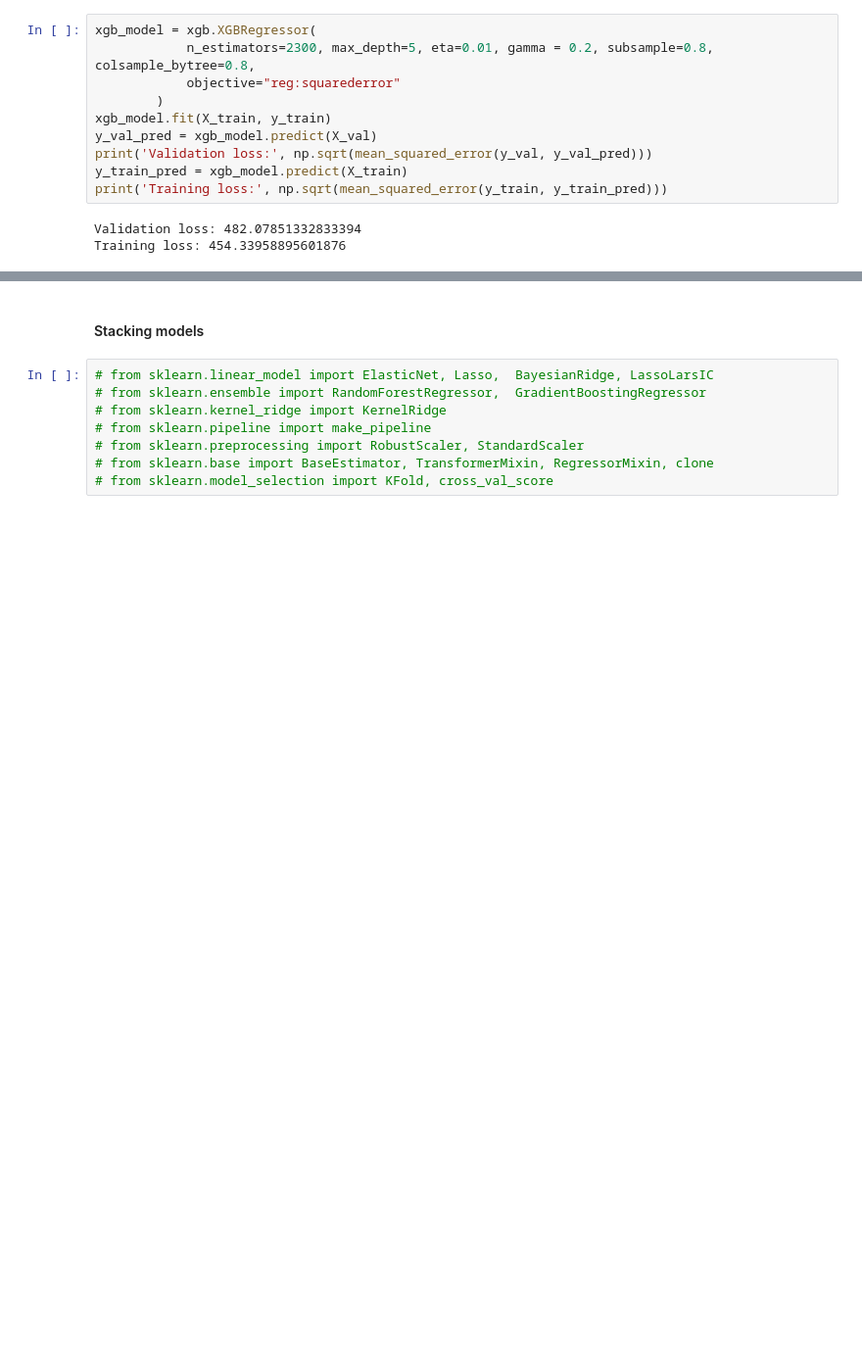
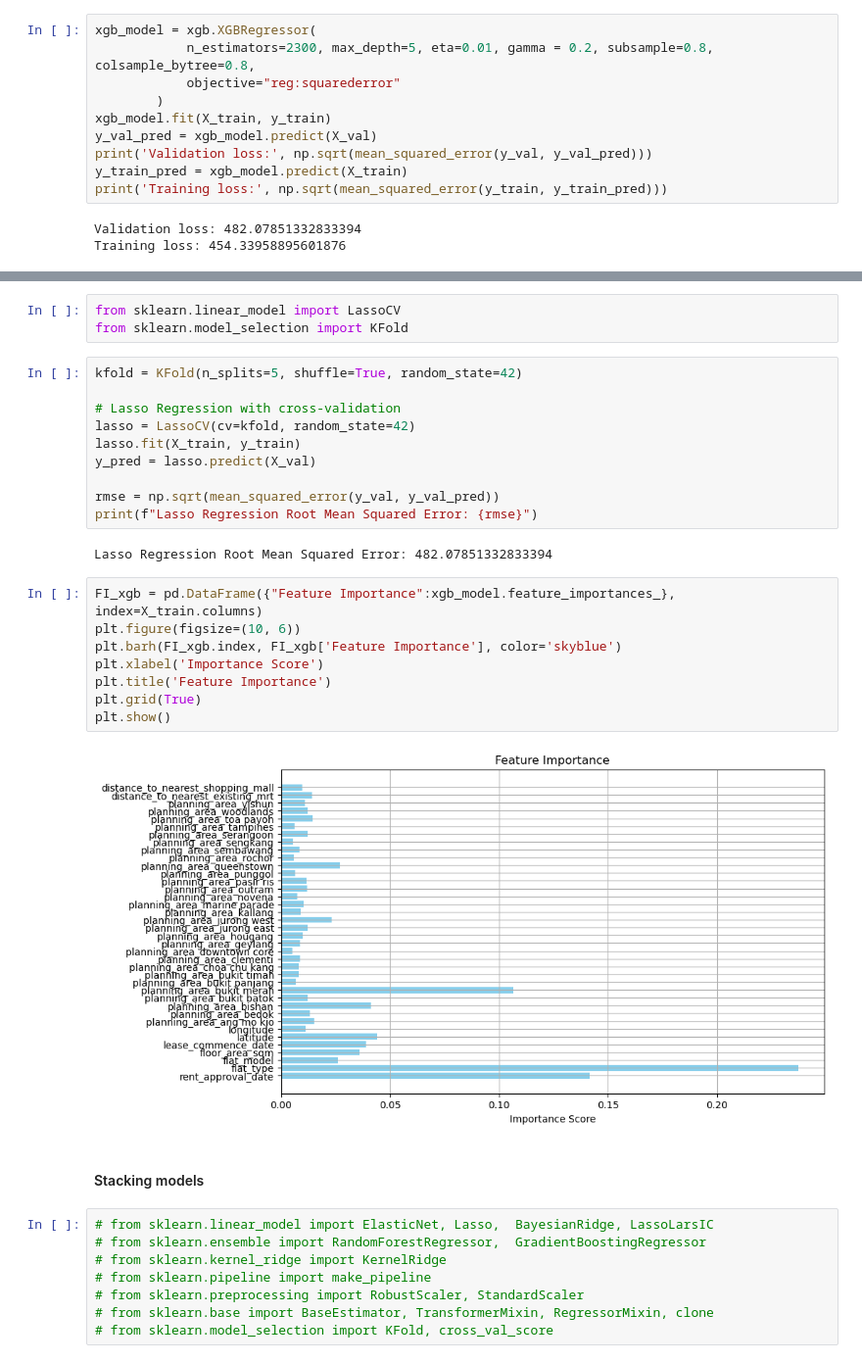
Before and after one commit to Andrewzhang217/CS5228, a Jupyter notebook: XGBoost_submission.ipynb, the cells around one changed output, grey strips where cells are left out. Shown: that part at 98% size. Drawn from its saved outputs; the diff is of its cells as text; blank space fills up the shorter version.

```diff
--- a/XGBoost_submission.ipynb
+++ b/XGBoost_submission.ipynb
@@ -174,5 +125,30 @@ df.to_csv("xgboost_aux_planning_area_team18.csv", index=False)
 # %% [output]
 Length of final predictions is:  30000
+# %%
+from sklearn.linear_model import LassoCV
+from sklearn.model_selection import KFold
+# %%
+kfold = KFold(n_splits=5, shuffle=True, random_state=42)
+
+# Lasso Regression with cross-validation
+lasso = LassoCV(cv=kfold, random_state=42)
+lasso.fit(X_train, y_train)
+y_pred = lasso.predict(X_val)
+
+rmse = np.sqrt(mean_squared_error(y_val, y_val_pred))
+print(f"Lasso Regression Root Mean Squared Error: {rmse}")
+# %% [output]
+Lasso Regression Root Mean Squared Error: 482.07851332833394
+# %%
+FI_xgb = pd.DataFrame({"Feature Importance":xgb_model.feature_importances_}, index=X_train.columns)
+plt.figure(figsize=(10, 6))
+plt.barh(FI_xgb.index, FI_xgb['Feature Importance'], color='skyblue')
+plt.xlabel('Importance Score')
+plt.title('Feature Importance')
+plt.grid(True)
+plt.show()
+# %% [output]
+[figure, added]
 # %% [markdown]
 #### Stacking models
 # %%
```
Also changed, not shown: parts of 11 cells of this notebook.
